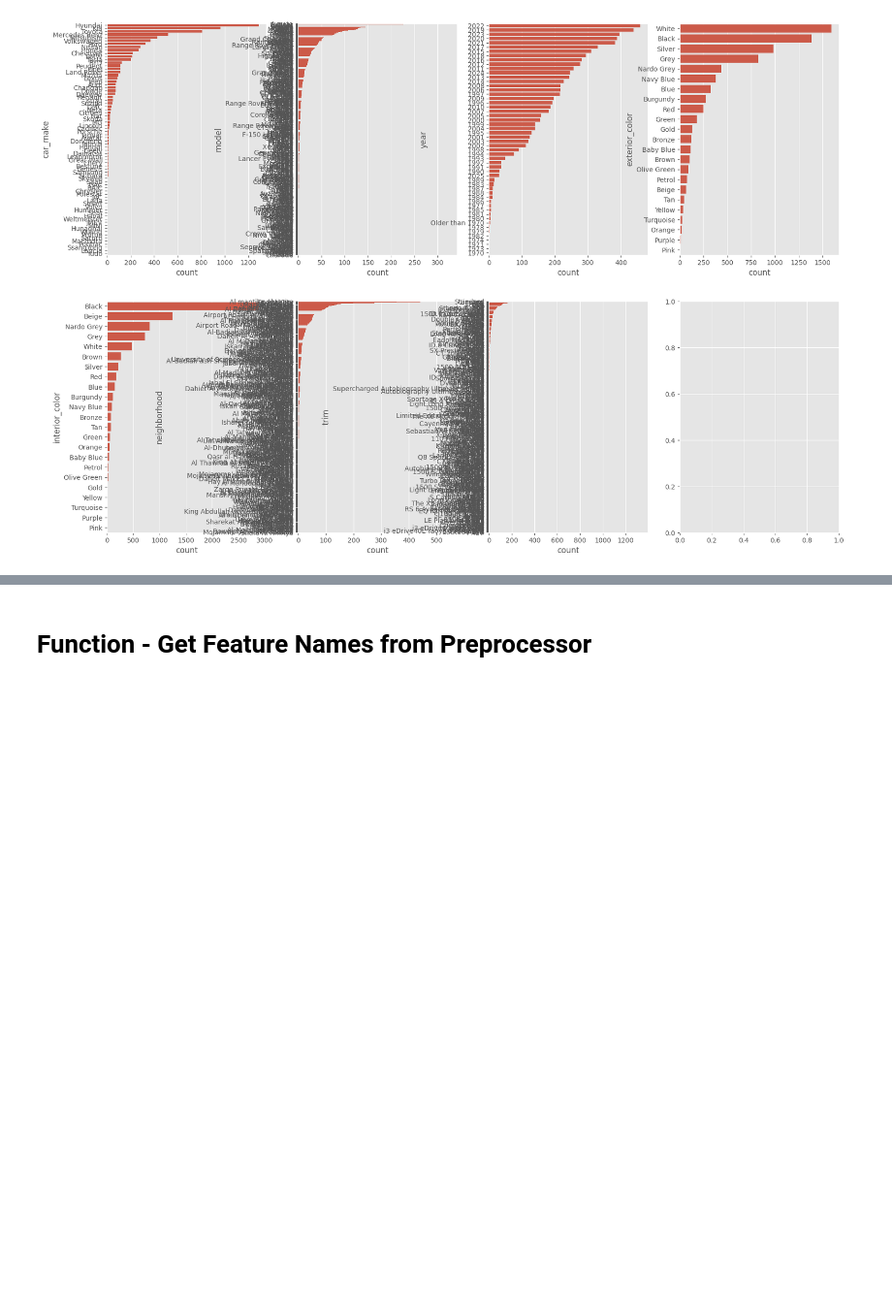
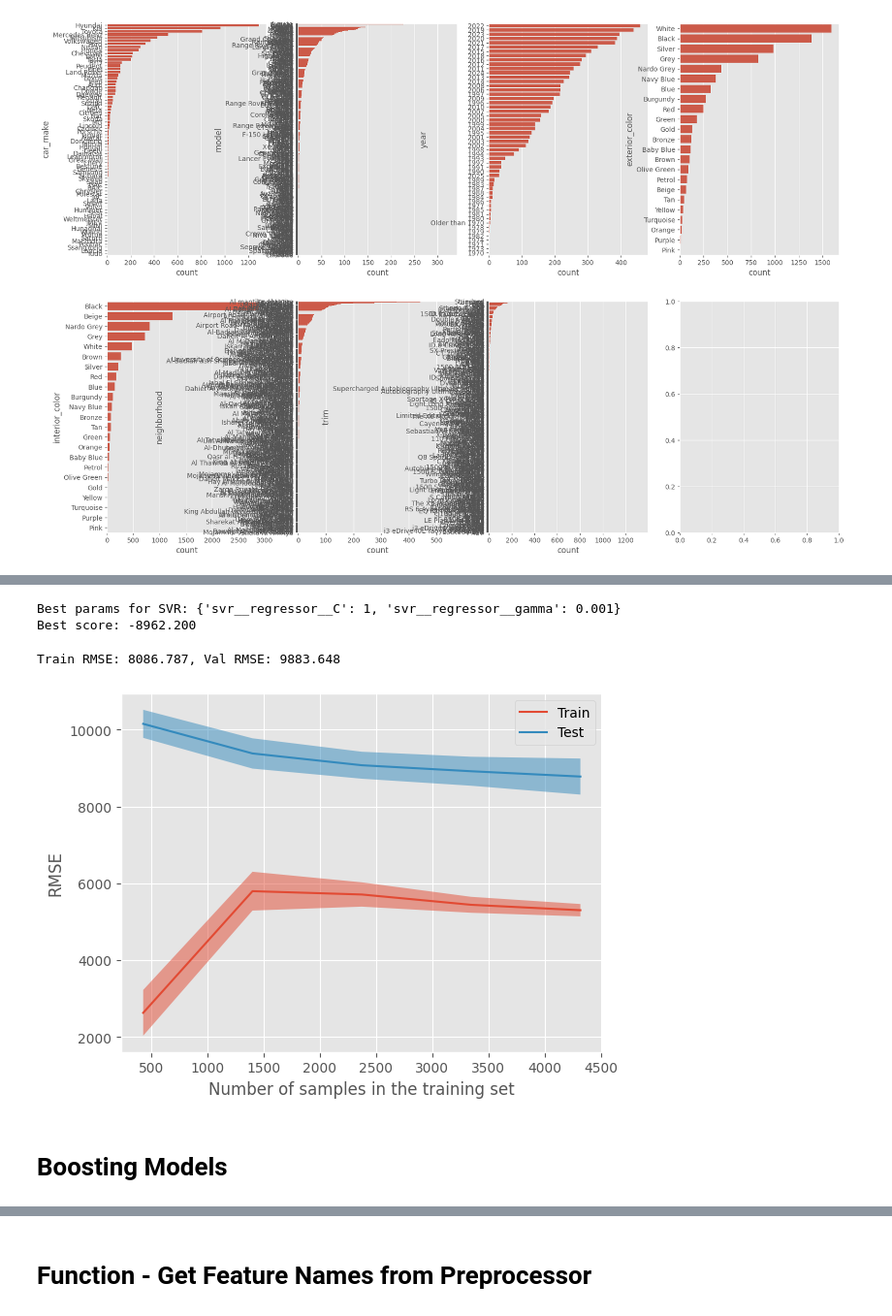
Before and after one commit to abhaykukade/Car-Price-Prediction, a Jupyter notebook: model_evaluation_v2.ipynb, the cells around one changed output, grey strips where cells are left out. Shown at 97% size. Drawn from its saved outputs; the diff is of its cells as text; code cells hidden in the pictures; blank space fills up the shorter version.

```diff
--- a/model_evaluation_v2.ipynb
+++ b/model_evaluation_v2.ipynb
@@ -227,0 +362,21 @@ Limit Cardinality
+# %%
+svr_model = Pipeline(steps=[
+    ('preprocessor', preprocessor),
+    ('poly', PolynomialFeatures(degree=2)),
+    ('svr', TransformedTargetRegressor(
+        regressor=SVR(),
+        func=preprocessing_functions.log_transform,
+        inverse_func=preprocessing_functions.exp_transform
+    ))
+], memory=memory)
+# %%
+param_grid = {
+    'svr__regressor__C': [0.1, 1, 10],
+    'svr__regressor__gamma': [0.001, 0.01, 0.1]
+}
+grid = GridSearchCV(svr_model,
+                    param_grid=param_grid,
+                    scoring='neg_root_mean_squared_error',
+                    n_jobs=-1,
+                    cv=3)
+grid.fit(X_train, y_train)
@@ -227,0 +401,13 @@ Limit Cardinality
+# %%
+print(f'Best params for SVR: {grid.best_params_}')
+print(f'Best score: {grid.best_score_:.3f}')
+# %% [output]
+Best params for SVR: {'svr__regressor__C': 1, 'svr__regressor__gamma': 0.001}
+Best score: -8962.200
+# %%
+bias_variance_plot(grid.best_estimator_)
+# %% [output]
+Train RMSE: 8086.787, Val RMSE: 9883.648
+[figure, added]
+# %% [markdown]
+# Boosting Models
```
Also changed, not shown: parts of 39 cells of this notebook, 1 other file.
